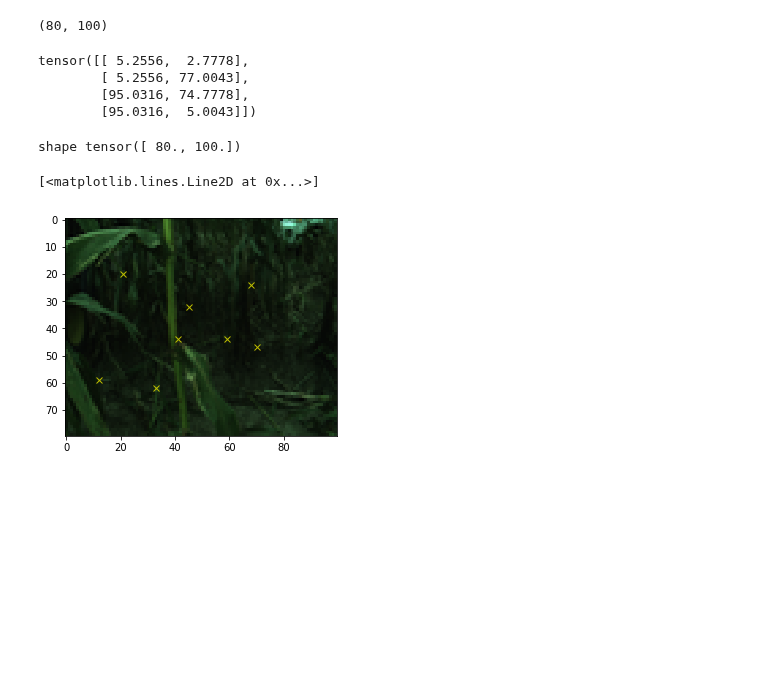
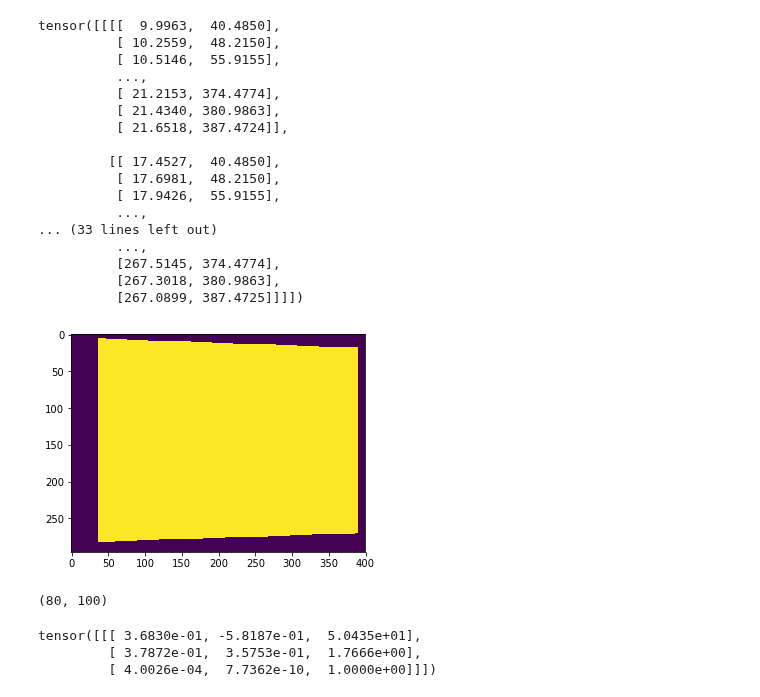
Before and after one commit to srini-cmu/specialized-superpoint, a Jupyter notebook: homography.ipynb, the cells around one changed output. Cells and saved outputs as stored; diff of their text form; code cells hidden in the pictures; blank space fills up the shorter version.

```diff
--- a/homography.ipynb
+++ b/homography.ipynb
@@ -25,6 +26,38 @@ from homography import homo_adapt_helper, homography_adaptation, sample_homograp
 
 np.set_printoptions(threshold=np.nan)
 DEVICE = 'cuda'
+# %%
+shape = torch.tensor([300.,400.])
+homographies,_ = sample_homography(shape)
+
+p_hw = torch.stack(torch.meshgrid((torch.arange(37), torch.arange(50))), dim=-1).float()
+p_hw = p_hw * 8 + 8 // 2
+
+warped_p_hw, bound, mask = warp_point(invert_homography(homographies), p_hw)
+# %%
+plt.figure()
+plt.imshow(mask[0])
+print(warped_p_hw)
+#plt.plot()
+# %% [output]
+tensor([[[[  9.9963,  40.4850],
+          [ 10.2559,  48.2150],
+          [ 10.5146,  55.9155],
+          ...,
+          [ 21.2153, 374.4774],
+          [ 21.4340, 380.9863],
+          [ 21.6518, 387.4724]],
+
+         [[ 17.4527,  40.4850],
+          [ 17.6981,  48.2150],
+          [ 17.9426,  55.9155],
+          ...,
+... (33 lines left out)
+          ...,
+          [267.5145, 374.4774],
+          [267.3018, 380.9863],
+          [267.0899, 387.4725]]]])
+[figure, added]
 # %%
 # test warp_point method
 # I use 300 400 to check the bound and mask is working, (matrix value is not meaningful though)
@@ -150,20 +183,13 @@ shape = torch.ones([2])
 shape[0] = 80 # height
 shape[1] = 100 # width
 H,pts = sample_homography(shape)
+invH = invert_homography(H)
+invH_np = invH[0].numpy()
+H_np = H.numpy()
+
+mat_homo = flat2mat(H)
+print(mat_homo)
 # %% [output]
-tensor([[ 5.2556,  2.7778],
-        [ 5.2556, 77.0043],
-        [95.0316, 74.7778],
-        [95.0316,  5.0043]])
+tensor([[[ 3.6830e-01, -5.8187e-01,  5.0435e+01],
+         [ 3.7872e-01,  3.5753e-01,  1.7666e+00],
+         [ 4.0026e-04,  7.7362e-10,  1.0000e+00]]])
-# %%
-# example usage of homo_adapt_helper
-pts = homo_adapt_helper(clr_img_array,model)
-
-# show selected points
-fig=plt.figure()
-plt.imshow(clr_plant)
-plt.plot(pts[:,1],pts[:,0],'xy')
-# %% [output]
-shape tensor([ 80., 100.])
-[<matplotlib.lines.Line2D at 0x...>]
-[figure, removed]
```
Also changed, not shown: parts of 2 cells of this notebook, 1 other file.
